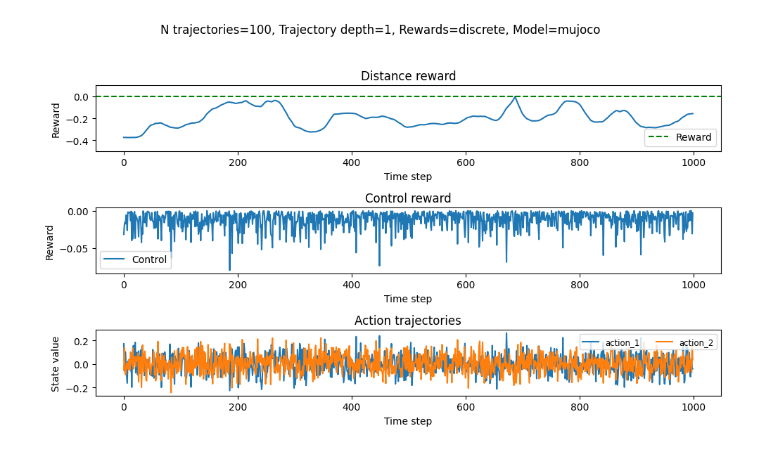
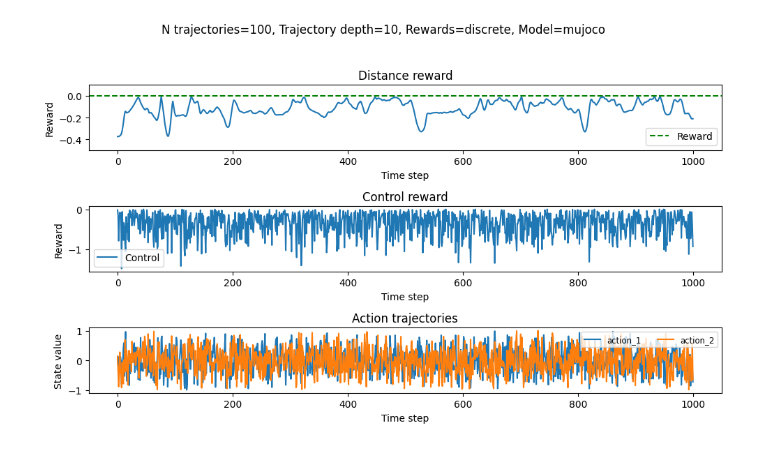
Before and after one commit to jtbuch/mpc_dojo, a Jupyter notebook: dan/MujocoReacherSimulations.ipynb, the cells around one changed output. Cells and saved outputs as stored; diff of their text form; code cells hidden in the pictures.

```diff
--- a/dan/MujocoReacherSimulations.ipynb
+++ b/dan/MujocoReacherSimulations.ipynb
@@ -79,7 +79,7 @@ def simulate(bird, n_episodes, time_steps):
 
 # Simulate the bird
 planning_width = 100 # how many trajectories to simulate
-n_planning = 1 # how deep the rolout of each trajectory is
+n_planning = 10 # how deep the rolout of each trajectory is
 reward_type='discrete' # rewards can be 'discrete' or 'continuous'
 model_type='mujoco' # model can be 'mujoco' or 'linear_full' or 'linear_reduced_<int>' where <int> is the rank of the model
 
@@ -100,32 +100,31 @@ plt.suptitle(f'N trajectories={planning_width}, Trajectory depth={n_planning}, R
 plt.subplot(3, 1, 1)
 plt.plot(distance_reward)
 plt.title('Distance reward')
 plt.xlabel('Time step')
 plt.ylabel('Reward')
 plt.axhline(0, color='green', linestyle='--',label='Reward')
-# set the upper ylim to be 0.1
 plt.ylim(-0.5, 0.1)
 plt.legend()
 
 # 2. Control reward
 plt.subplot(3, 1, 2)
 plt.plot(control_reward)
 plt.title('Control reward')
 plt.xlabel('Time step')
 plt.ylabel('Reward')
 plt.legend(['Control'])
 
 # 3. Plot state_1 to state_7
 plt.subplot(3, 1, 3)
 for i in range(1, 3):  # state_1 to state_7
     state = episode1[f"action_{i}"]  # assumed shape: (time_steps,)
     plt.plot(state, label=f'action_{i}')
 plt.title('Action trajectories')
 plt.xlabel('Time step')
 plt.ylabel('State value')
 plt.legend(ncol=2, fontsize='small', loc='upper right')
 
 plt.tight_layout(rect=[0, 0, 1, 0.95])
 plt.show()
 # %% [output]
-[figure, old version]
+[figure, new version]
```
Also changed, not shown: parts of 1 cell of this notebook, 1 other file.
